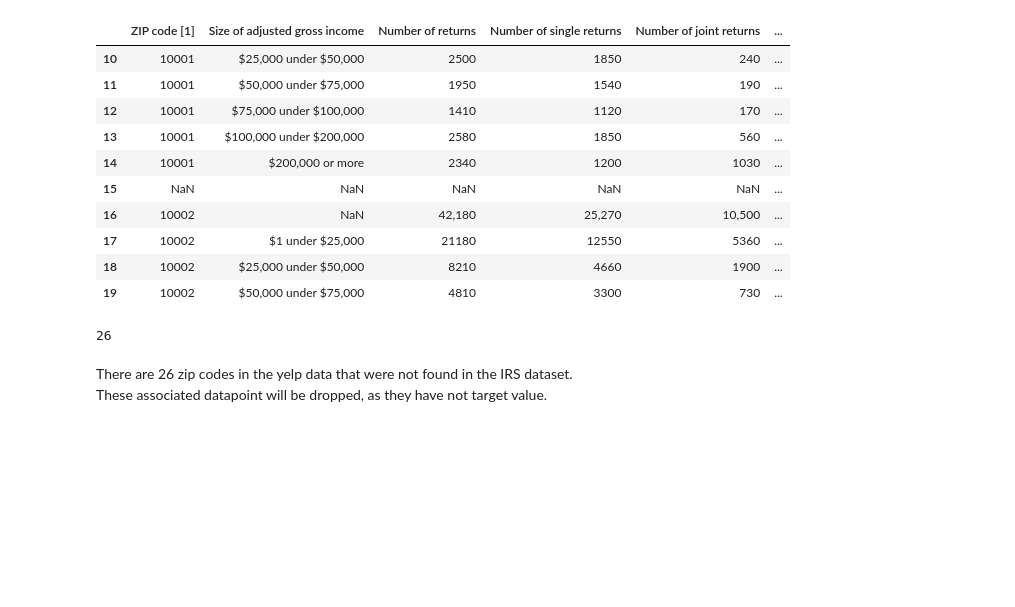
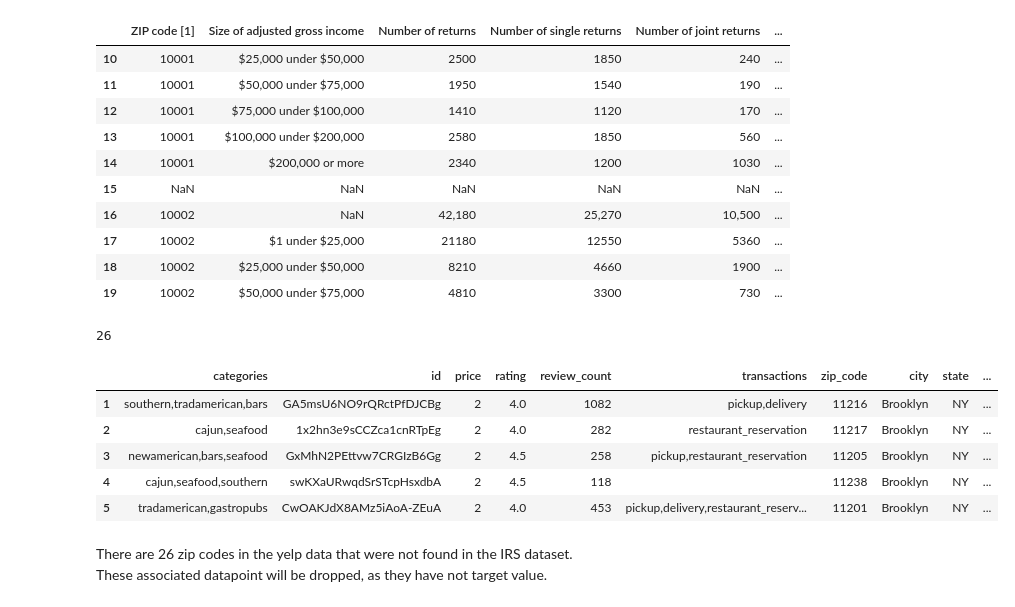
Before and after one commit to Shaddyjr/predicting_affluence_using_yelp, a Jupyter notebook: client_project_notebook.ipynb, the cells around one changed output. Drawn from its saved outputs; the diff is of its cells as text; code cells hidden in the pictures; blank space fills up the shorter version.

```diff
--- a/client_project_notebook.ipynb
+++ b/client_project_notebook.ipynb
@@ -305,6 +306,15 @@ for zip_code in yelp_zips:
 len(missing_zips)
 # %% [output]
 26
+# %%
+df_yelp.head()
+# %% [output]
+|  | categories | id | price | rating | review_count | transactions | zip_code | city | state | ... |
+| 1 | southern,tradamerican,bars | GA5msU6NO9rQRctPfDJCBg | 2 | 4.0 | 1082 | pickup,delivery | 11216 | Brooklyn | NY | ... |
+| 2 | cajun,seafood | 1x2hn3e9sCCZca1cnRTpEg | 2 | 4.0 | 282 | restaurant_reservation | 11217 | Brooklyn | NY | ... |
+| 3 | newamerican,bars,seafood | GxMhN2PEttvw7CRGIzB6Gg | 2 | 4.5 | 258 | pickup,restaurant_reservation | 11205 | Brooklyn | NY | ... |
+| 4 | cajun,seafood,southern | swKXaURwqdSrSTcpHsxdbA | 2 | 4.5 | 118 |  | 11238 | Brooklyn | NY | ... |
+| 5 | tradamerican,gastropubs | CwOAKJdX8AMz5iAoA-ZEuA | 2 | 4.0 | 453 | pickup,delivery,restaurant_reserv... | 11201 | Brooklyn | NY | ... |
 # %% [markdown]
 There are 26 zip codes in the yelp data that were not found in the IRS dataset.
 These associated datapoint will be dropped, as they have not target value.
```
Also changed, not shown: parts of 69 cells of this notebook.
